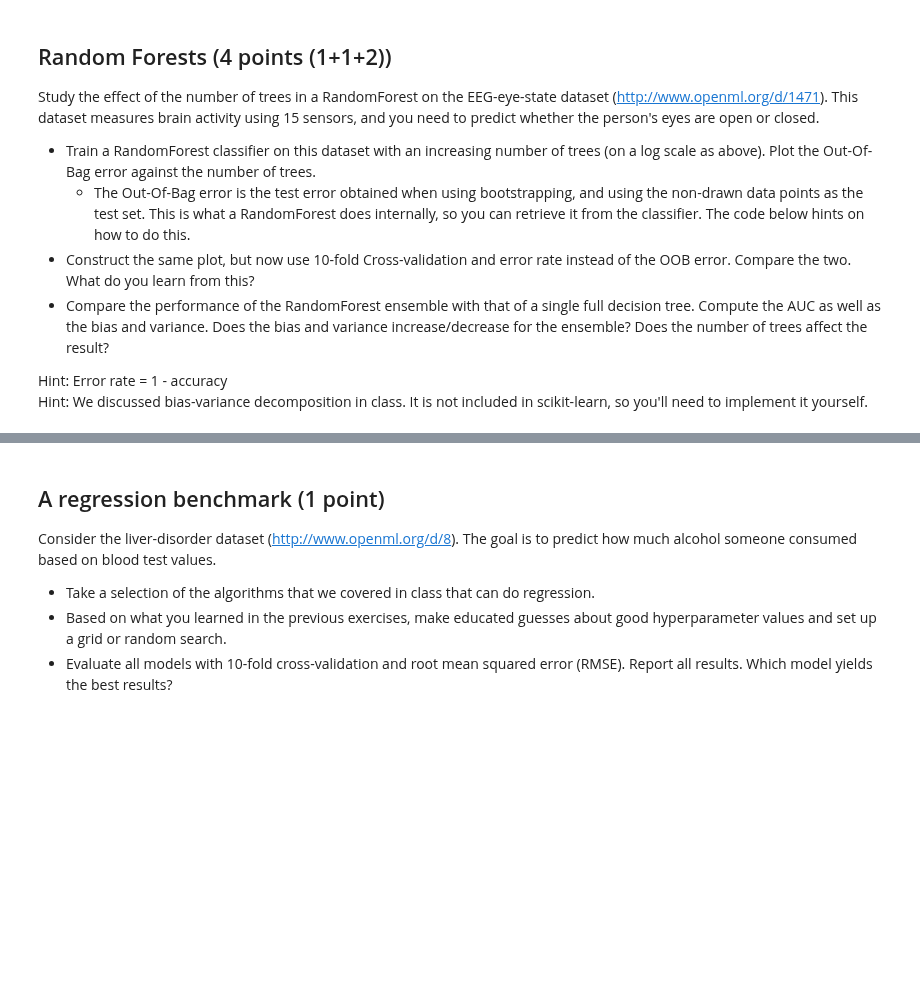
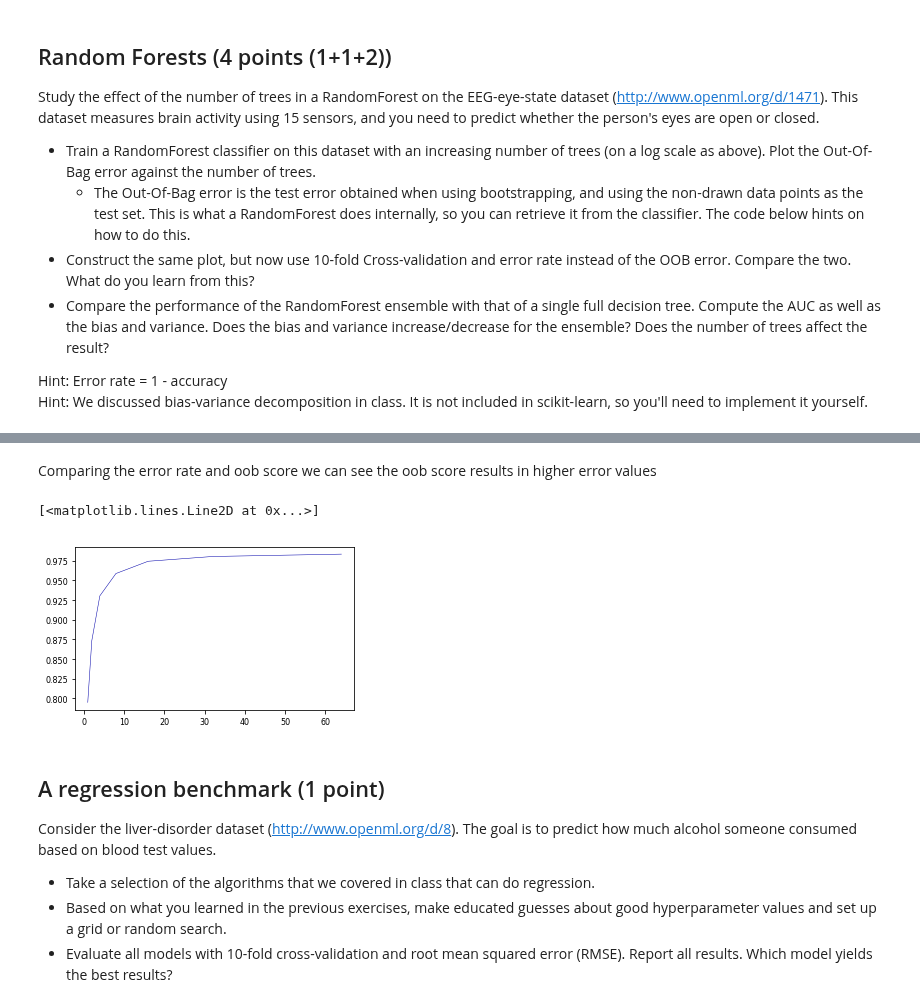
Before and after one commit to Zilarion/2IMW30-Assignment-1-2, a Jupyter notebook: a1/Assignment 1.ipynb, the cells around one changed output, grey strips where cells are left out. Cells and saved outputs as stored; diff of their text form; code cells hidden in the pictures; blank space fills up the shorter version.

```diff
--- a/a1/Assignment 1.ipynb
+++ b/a1/Assignment 1.ipynb
@@ -437,3 +465,15 @@ clf.fit(X, y)
+# %% [markdown]
+Comparing the error rate and oob score we can see the oob score results in higher error values
+# %%
+# Compute AUC and bias and variance
+aucScores = []
+for n_trees in trees:
+    aucScores.append(cross_val_score(RandomForestClassifier(n_estimators=n_trees), X, y, cv=kf, n_jobs=4, scoring="roc_auc").mean())
+
+plt.plot(trees, aucScores)
+# %% [output]
+[<matplotlib.lines.Line2D at 0x...>]
+[figure, added]
 # %% [markdown]
 ## A regression benchmark (1 point)
 Consider the liver-disorder dataset (http://www.openml.org/d/8). The goal is to predict how much alcohol someone consumed based on blood test values.
```
Also changed, not shown: parts of 5 cells of this notebook.
